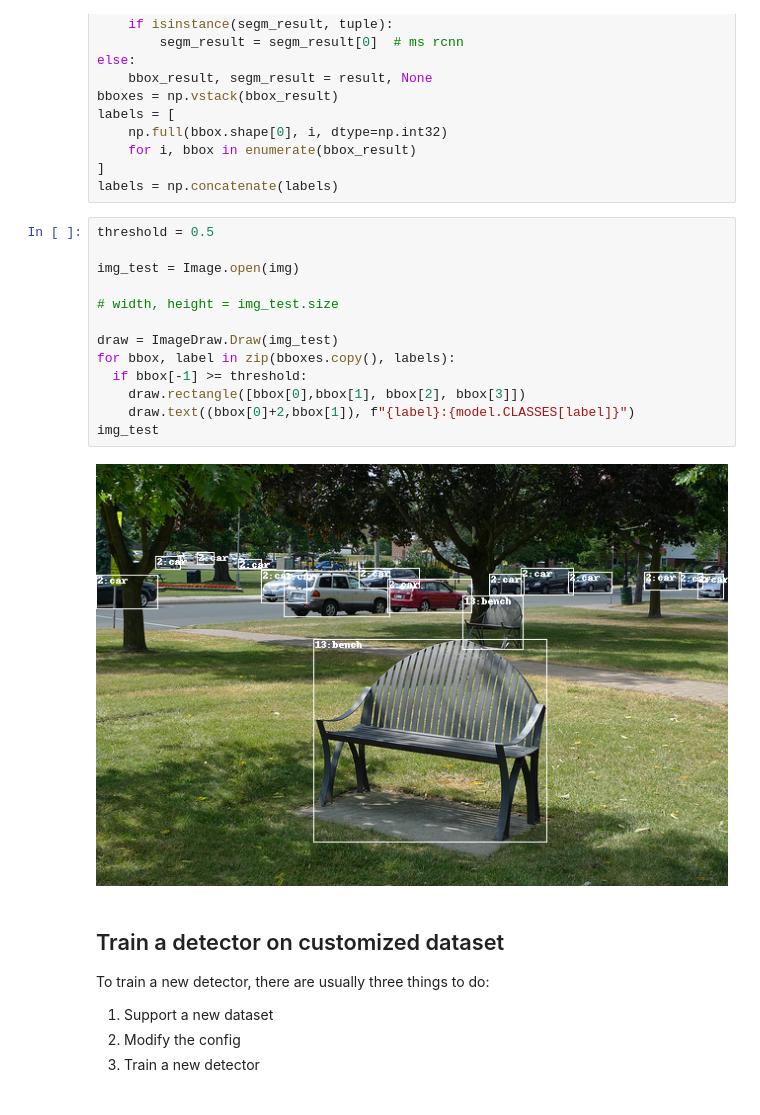
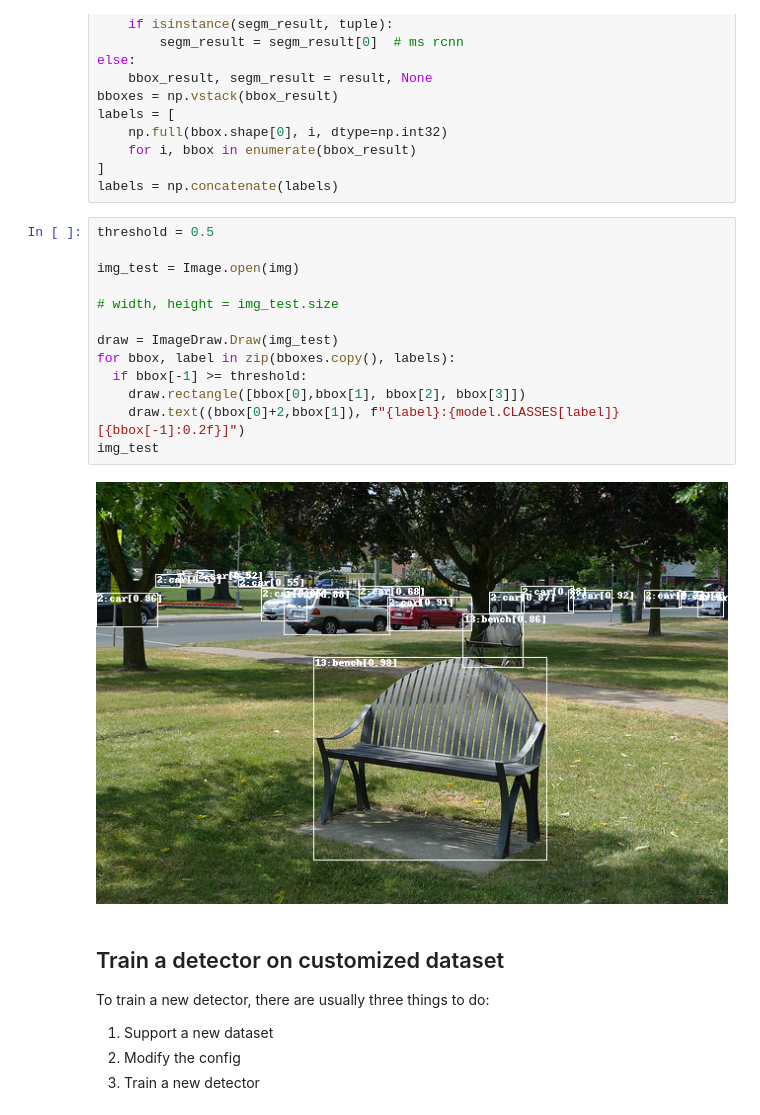
Before and after one commit to ricardodeazambuja/mmdetection, a Jupyter notebook: MMDet_Tutorial.ipynb, the cells around one changed output. Cells and saved outputs as stored; diff of their text form.

```diff
--- a/MMDet_Tutorial.ipynb
+++ b/MMDet_Tutorial.ipynb
@@ -264,18 +264,18 @@ labels = np.concatenate(labels)
 # %%
 threshold = 0.5
 
 img_test = Image.open(img)
 
 # width, height = img_test.size
 
 draw = ImageDraw.Draw(img_test)
 for bbox, label in zip(bboxes.copy(), labels):
   if bbox[-1] >= threshold:
     draw.rectangle([bbox[0],bbox[1], bbox[2], bbox[3]])
-    draw.text((bbox[0]+2,bbox[1]), f"{label}:{model.CLASSES[label]}")
+    draw.text((bbox[0]+2,bbox[1]), f"{label}:{model.CLASSES[label]}[{bbox[-1]:0.2f}]")
 img_test
 # %% [output]
-[figure, old version]
+[figure, new version]
 # %% [markdown]
 ## Train a detector on customized dataset
 
```
